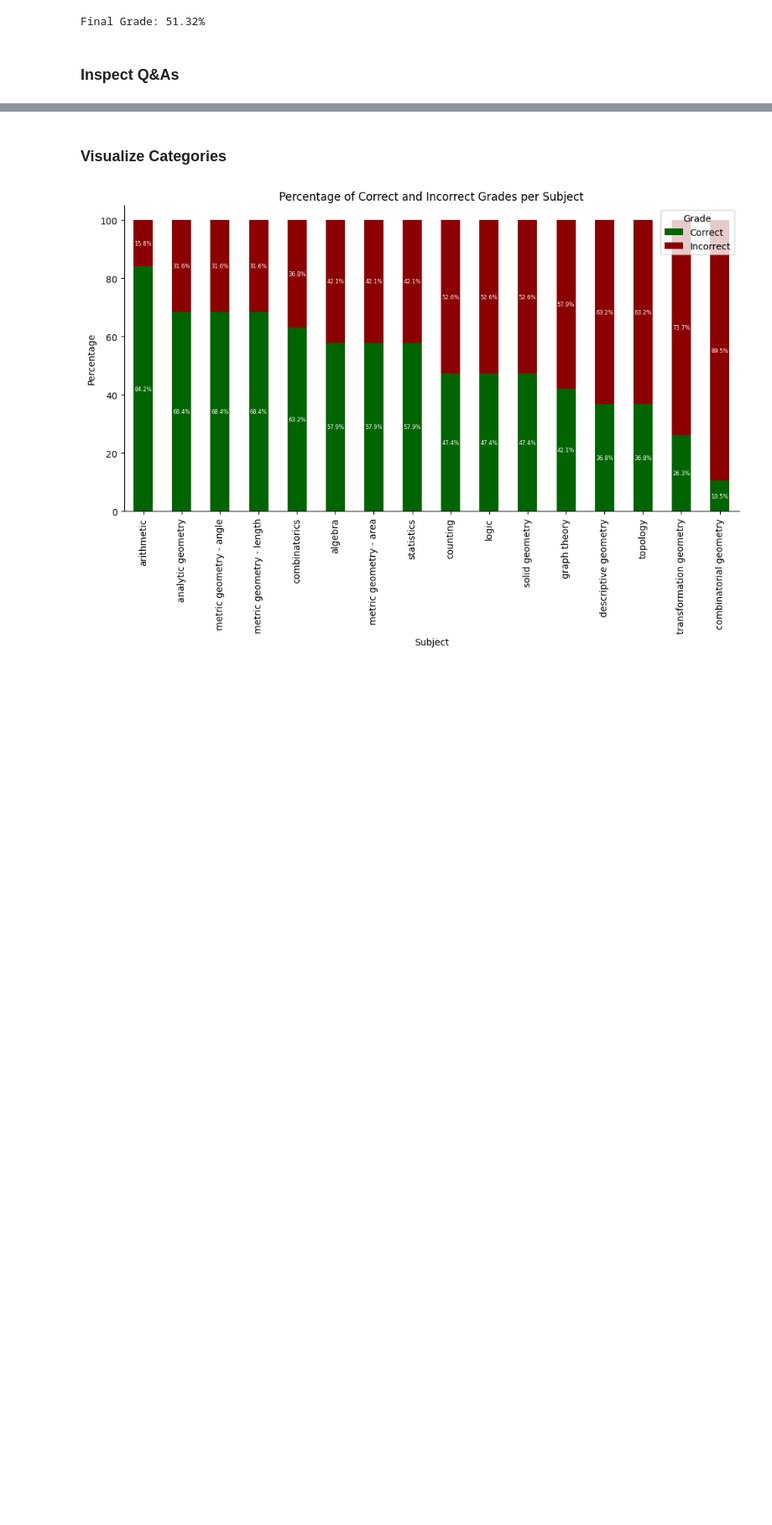
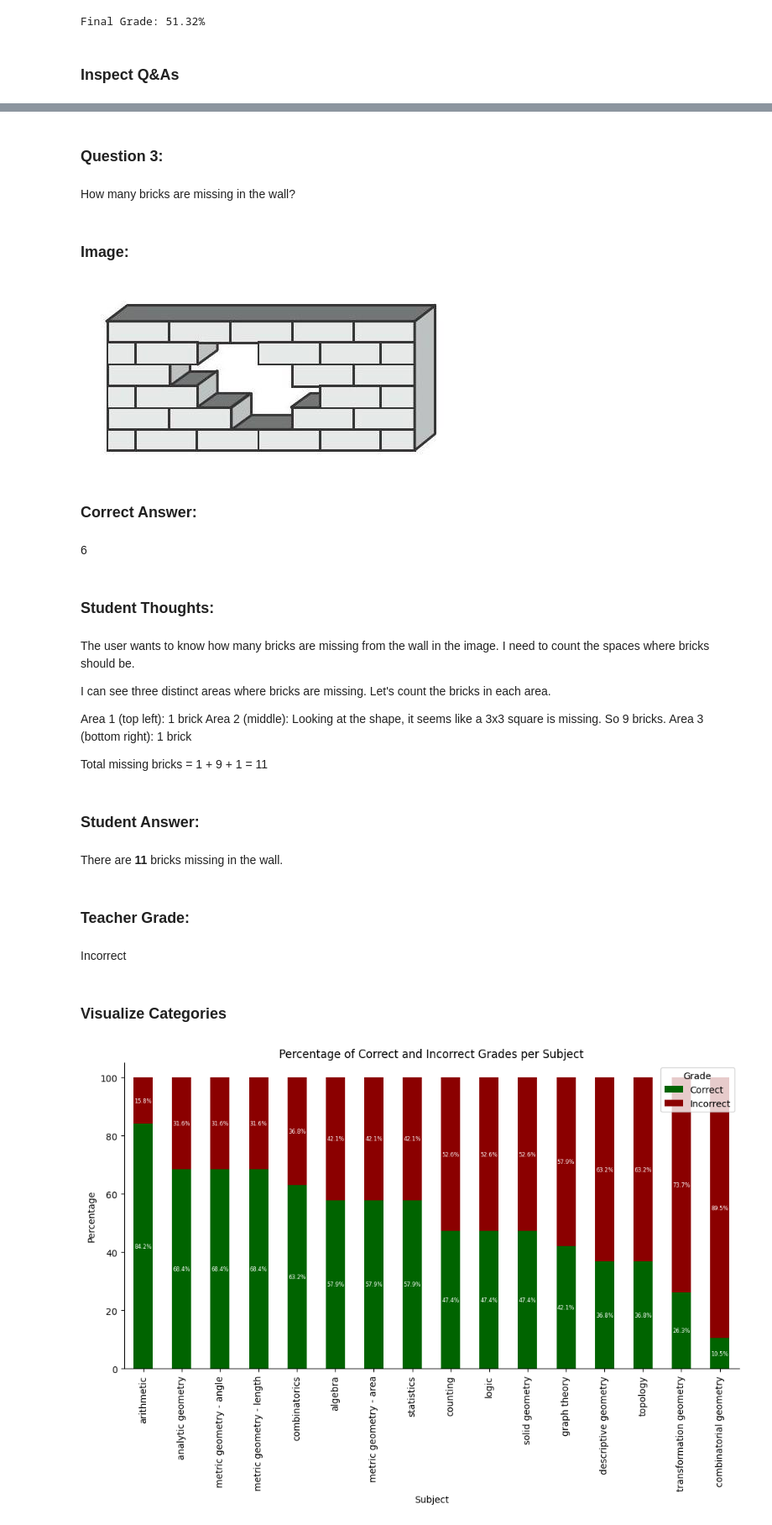
Before and after one commit to sam-tritto/evaluating-multimodal-gemini, a Jupyter notebook: Multimodal_Thinking.ipynb, the cells around one changed output, grey strips where cells are left out. Shown at 84% size. Drawn from its saved outputs; the diff is of its cells as text; code cells hidden in the pictures; blank space fills up the shorter version.

```diff
--- a/Multimodal_Thinking.ipynb
+++ b/Multimodal_Thinking.ipynb
@@ -145,7 +145,8 @@ Which is the top view?
 # %% [markdown]
 ### Load Dataset from HuggingFace
 # %%
-splits = {'test': 'data/test-00000-of-00001-3532b8d3f1b4047a.parquet', 'testmini': 'data/testmini-00000-of-00001-f8ff70fcb2f29b1d.parquet'}
+splits = {'test': 'data/test-00000-of-00001-3532b8d3f1b4047a.parquet',
+        'testmini': 'data/testmini-00000-of-00001-f8ff70fcb2f29b1d.parquet'}
 # %%
 dataset = load_dataset("MathLLMs/MathVision")
 print(dataset)
@@ -178,22 +179,20 @@ DatasetDict({
 # %% [markdown]
 ### Inspect Images
 # %%
-# the filepath
+# Get the current working directory
 path = os.getcwd()
 
 # Specify the directory where the images are stored
-image_directory = f'{path}/MATH_images/images'
+image_directory = os.path.join(path, 'MATH_images', 'images')
 
 # Function to load an image given its filename
 def load_image(filename):
-    # Correct the filename
     corrected_filename = filename.split("/")[1]
-    # Load the image
     loaded_image = Image.open(os.path.join(image_directory, corrected_filename))
     return loaded_image
 
 # Load the images into a list
-images = [load_image(filename) for filename in image_directory]
+images = [load_image(filename) for filename in df['image']]
 
 # Example: display the first image
 display(images[1])
@@ -343,17 +342,19 @@ df.to_csv('MATH_VISION_TEST_RESULTS.csv', index=False)
 # %% [markdown]
 ### Inspect Q&As
 # %%
-question_number = 303
+def inspect_qa(question_number):
 
-display(Markdown(f"### **Question {question_number}**:"))
-display(Markdown(df.loc[question_number, 'question']))
-display(Markdown(f"### **Image**:"))
-display(images[question_number])
-display(Markdown(f"### **Correct Answer**:"))
-display(Markdown(df.loc[question_number, 'answer']))
-display(Markdown(f"### **Student Thoughts**:"))
-display(Markdown(df.loc[question_number, 'Student Thoughts']))
-display(Markdown(f"### **Student Answer**:"))
-display(Markdown(df.loc[question_number, 'Student Answer']))
-display(Markdown(f"### **Teacher Grade**:"))
-display(Markdown(df.loc[question_number, 'Teacher Grade']))
+    display(Markdown(f"### **Question {question_number}**:"))
+    display(Markdown(df.loc[question_number, 'question']))
+    display(Markdown(f"### **Image**:"))
+    display(images[question_number])
+    display(Markdown(f"### **Correct Answer**:"))
+    display(Markdown(df.loc[question_number, 'answer']))
+    display(Markdown(f"### **Student Thoughts**:"))
+    display(Markdown(df.loc[question_number, 'Student Thoughts']))
+    display(Markdown(f"### **Student Answer**:"))
+    display(Markdown(df.loc[question_number, 'Student Answer']))
+    display(Markdown(f"### **Teacher Grade**:"))
+    display(Markdown(df.loc[question_number, 'Teacher Grade']))
+
+    return
@@ -465,3 +361,28 @@ Correct
+# %%
+inspect_qa(question_number = 3)
+# %% [output]
+### **Question 3**:
+How many bricks are missing in the wall?
+<image1>
+### **Image**:
+[figure, added]
+### **Correct Answer**:
+6
+### **Student Thoughts**:
+The user wants to know how many bricks are missing from the wall in the image. I need to count the spaces where bricks should be.
+
+I can see three distinct areas where bricks are missing.
+Let's count the bricks in each area.
+
+Area 1 (top left): 1 brick
+Area 2 (middle):  Looking at the shape, it seems like a 3x3 square is missing. So 9 bricks.
+Area 3 (bottom right): 1 brick
+
+Total missing bricks = 1 + 9 + 1 = 11
+### **Student Answer**:
+There are **11** bricks missing in the wall.
+### **Teacher Grade**:
+Incorrect
 # %% [markdown]
 ### Visualize Categories
 # %%
```
Also changed, not shown: parts of 4 cells of this notebook.
